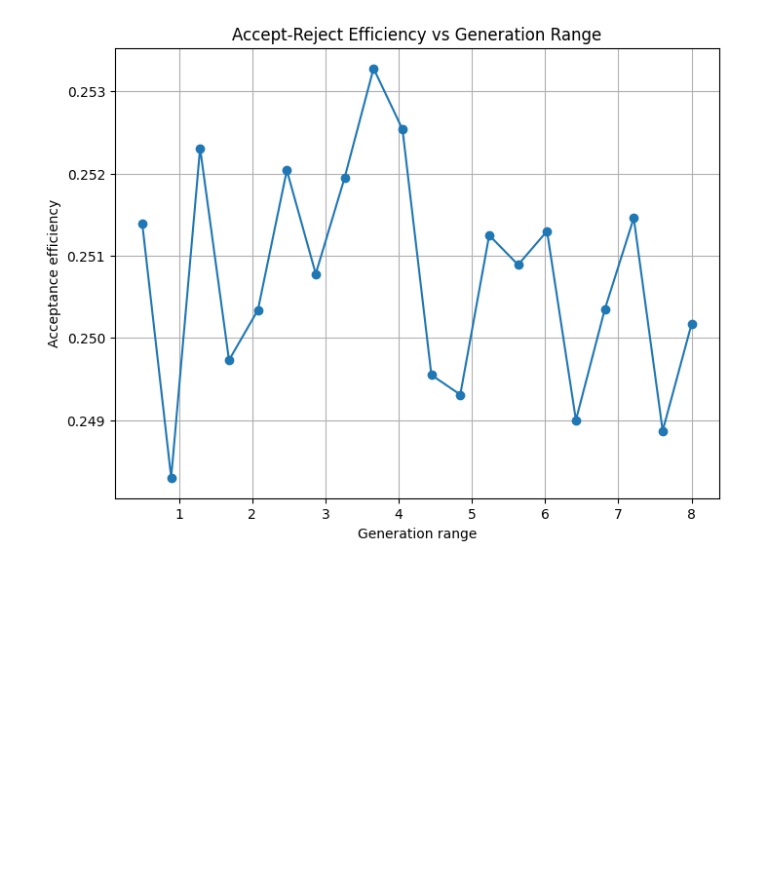
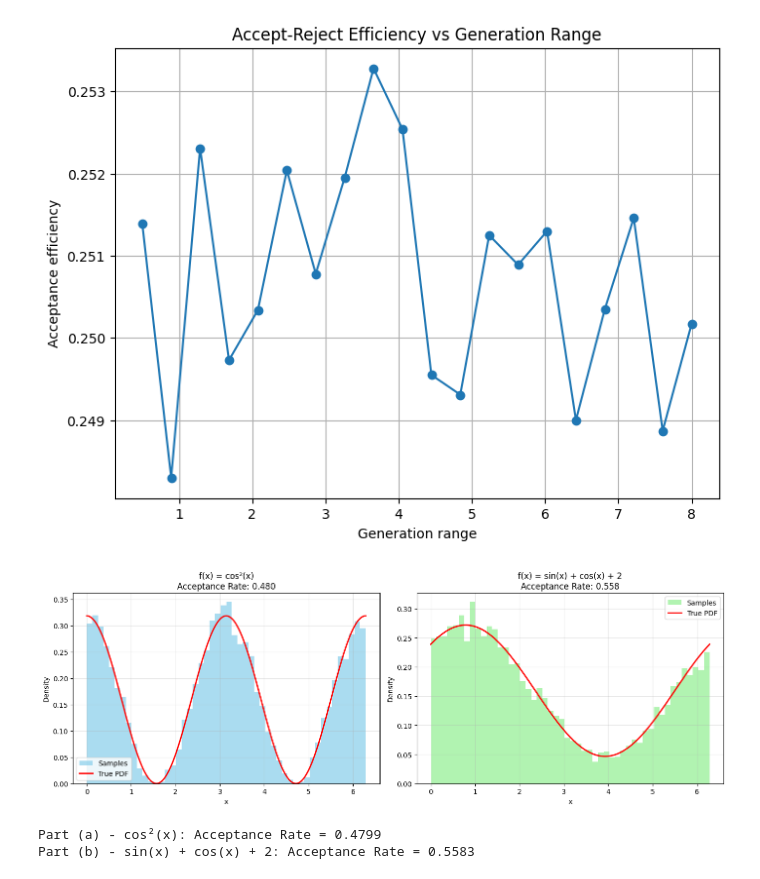
Before and after one commit to barongracias/s1-statistics, a Jupyter notebook: problem-sheets/ps2.ipynb, the cells around one changed output. Cells and saved outputs as stored; diff of their text form; code cells hidden in the pictures; blank space fills up the shorter version.

```diff
--- a/problem-sheets/ps2.ipynb
+++ b/problem-sheets/ps2.ipynb
@@ -167,0 +221,51 @@ plt.show()
+# %%
+def func_b(x):
+    return np.sin(x) + np.cos(x) + 2
+
+def func_a(x):
+    return np.cos(x) ** 2
+
+xrange_a = (0, 2*np.pi)
+samples_a, accept_rate_a = accept_reject(func_a, xrange_a, 10000)
+
+xrange_b = (0, 2*np.pi)
+samples_b, accept_rate_b = accept_reject(func_b, xrange_b, 10000)
+
+# Plot
+fig, axes = plt.subplots(1, 2, figsize=(14, 5))
+
+xa_plot = np.linspace(xrange_a[0], xrange_a[1], 1000)
+ya_plot = func_a(xa_plot)
+normalization_a = np.trapezoid(ya_plot, xa_plot)
+y_a_plot_normalized = ya_plot / normalization_a
+
+xb_plot = np.linspace(xrange_b[0], xrange_b[1], 1000)
+yb_plot = func_b(xb_plot)
+normalization_b = np.trapezoid(yb_plot, xb_plot)
+y_b_plot_normalized = yb_plot / normalization_b
+
+axes[0].hist(samples_a, bins=50, density=True, alpha=0.7, label='Samples', color='skyblue')
+axes[0].plot(xa_plot, y_a_plot_normalized, 'r-', linewidth=2, label='True PDF')
+axes[0].set_xlabel('x')
+axes[0].set_ylabel('Density')
+axes[0].set_title(f'f(x) = cos²(x)\nAcceptance Rate: {accept_rate_a:.3f}')
+axes[0].legend()
+axes[0].grid(True, alpha=0.3)
+
+axes[1].hist(samples_b, bins=50, density=True, alpha=0.7, label='Samples', color='lightgreen')
+axes[1].plot(xb_plot, y_b_plot_normalized, 'r-', linewidth=2, label='True PDF')
+axes[1].set_xlabel('x')
+axes[1].set_ylabel('Density')
+axes[1].set_title(f'f(x) = sin(x) + cos(x) + 2\nAcceptance Rate: {accept_rate_b:.3f}')
+axes[1].legend()
+axes[1].grid(True, alpha=0.3)
+plt.tight_layout()
+plt.show()
+# %% [output]
+[figure, added]
+# %%
+print(f"Part (a) - cos²(x): Acceptance Rate = {accept_rate_a:.4f}")
+print(f"Part (b) - sin(x) + cos(x) + 2: Acceptance Rate = {accept_rate_b:.4f}")
+# %% [output]
+Part (a) - cos²(x): Acceptance Rate = 0.4799
+Part (b) - sin(x) + cos(x) + 2: Acceptance Rate = 0.5583
```
Also changed, not shown: parts of 5 cells of this notebook, 2 other files.
